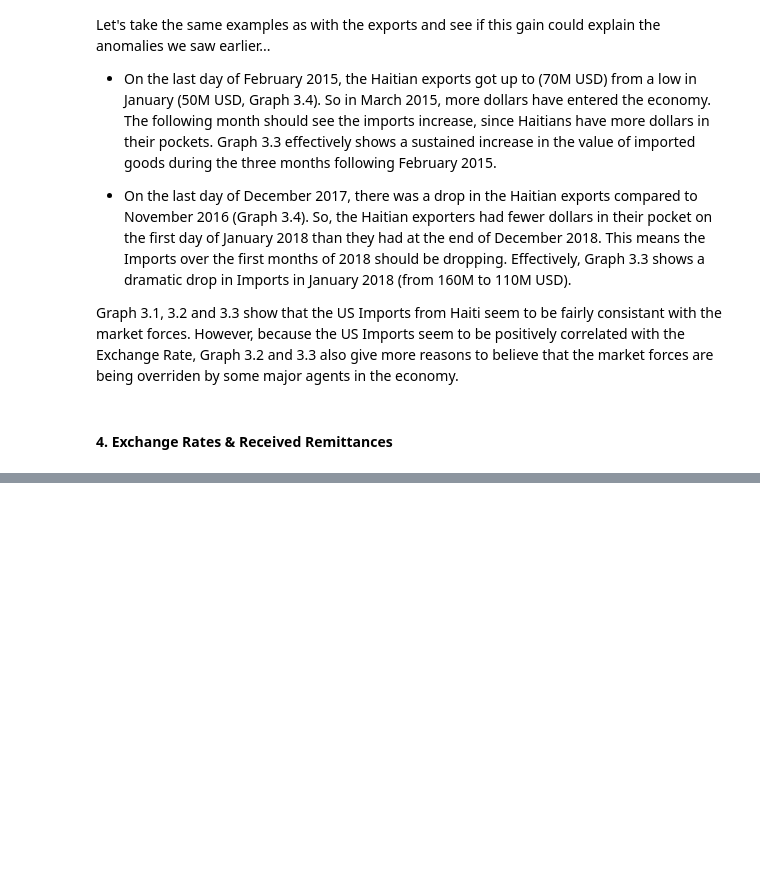
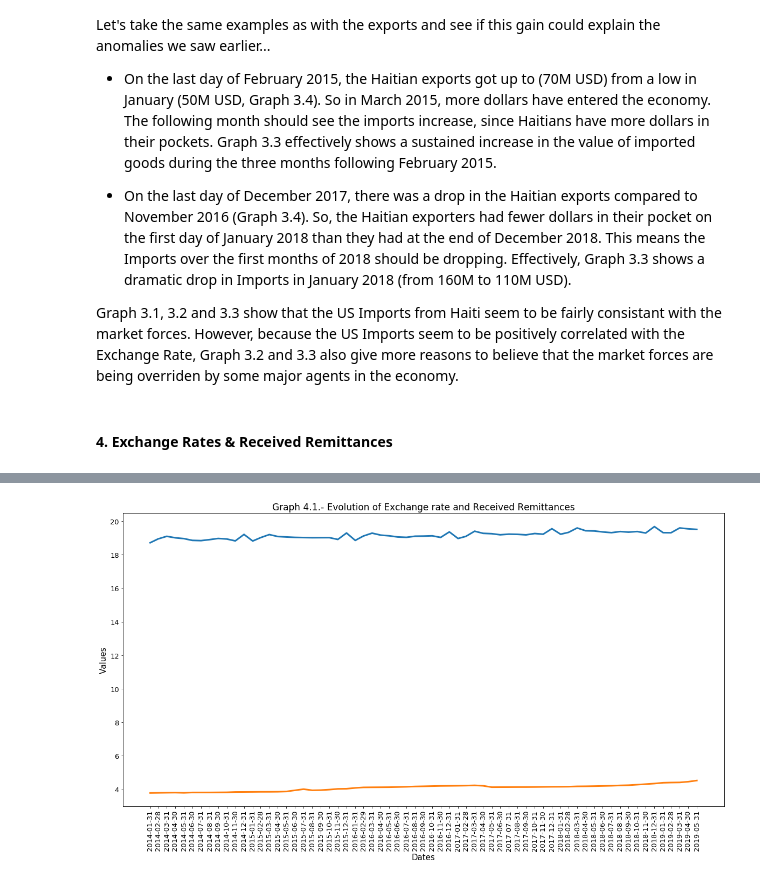
Before and after one commit to gregpinchy/creative-capstone-AA, a Jupyter notebook: time_series.ipynb, the cells around one changed output, grey strips where cells are left out. Saved outputs shown, nothing was run; the diff lists cells and outputs as text; code cells hidden in the pictures; blank space fills up the shorter version.

```diff
--- a/time_series.ipynb
+++ b/time_series.ipynb
@@ -715,0 +738,10 @@ Graph 3.1, 3.2 and 3.3 show that the US Imports from Haiti seem to be fairly con
+# %%
+viz_stack(data=logdf, col1='rec_rem', col2='end_rate', col3=None,
+            x1='2018-02-28', x2='2018-02-28', x3='2018-02-28',
+            y1=60, y2=8, y3=0,
+            s1='', s2='', s3='',
+            rot1=15, rot2=5, rot3=0,
+            title='Graph 4.1.- Evolution of Exchange rate and Received Remittances',
+            name='graphs/log_end_rate-log_rec_rem')
+# %% [output]
+[figure, added]
```
Also changed, not shown: parts of 63 cells of this notebook, 6 other files.
